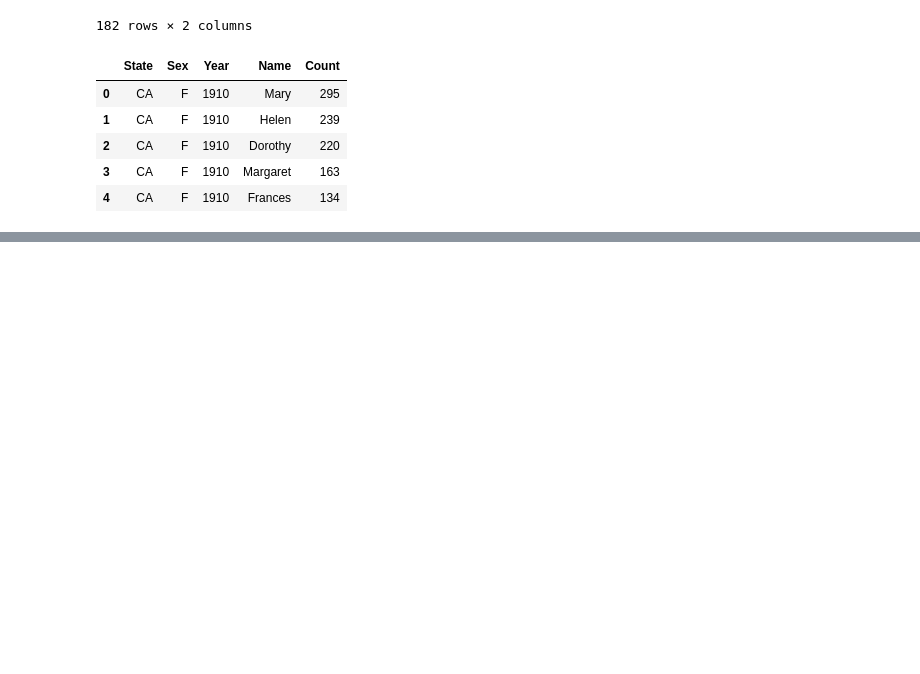
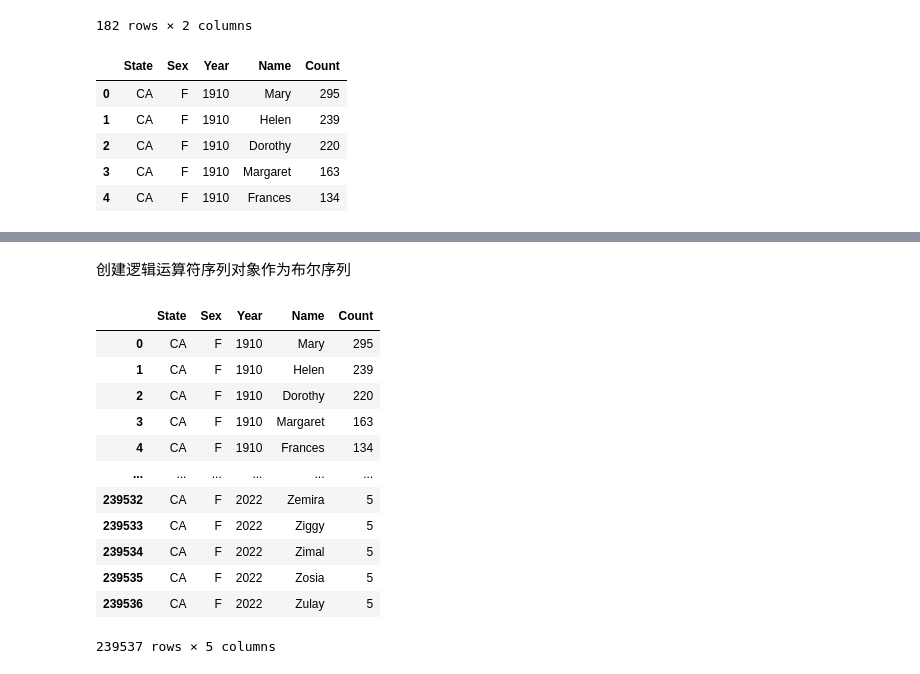
Before and after one commit to 11e11/data100fa24-student, a Jupyter notebook: lecture/lec03/mylec03.ipynb, the cells around one changed output, grey strips where cells are left out. Cells and saved outputs as stored; diff of their text form; code cells hidden in the pictures; blank space fills up the shorter version.

```diff
--- a/lecture/lec03/mylec03.ipynb
+++ b/lecture/lec03/mylec03.ipynb
@@ -82,0 +124,20 @@ babynames.head()
+# %% [markdown]
+创建逻辑运算符序列对象作为布尔序列
+# %%
+logical_operator = (babynames["Sex"] == "F")
+babynames.loc[logical_operator, :]
+# babynames.loc[logical_operator] 效果相同，因为.loc中第二操作数不是必要的，如果省略，默认为需要所有列
+# %% [output]
+|  | State | Sex | Year | Name | Count |
+| 0 | CA | F | 1910 | Mary | 295 |
+| 1 | CA | F | 1910 | Helen | 239 |
+| 2 | CA | F | 1910 | Dorothy | 220 |
+| 3 | CA | F | 1910 | Margaret | 163 |
+| 4 | CA | F | 1910 | Frances | 134 |
+| ... | ... | ... | ... | ... | ... |
+| 239532 | CA | F | 2022 | Zemira | 5 |
+| 239533 | CA | F | 2022 | Ziggy | 5 |
+| 239534 | CA | F | 2022 | Zimal | 5 |
+| 239535 | CA | F | 2022 | Zosia | 5 |
+| 239536 | CA | F | 2022 | Zulay | 5 |
+239537 rows × 5 columns
```
Also changed, not shown: parts of 19 cells of this notebook, 51 other files.
